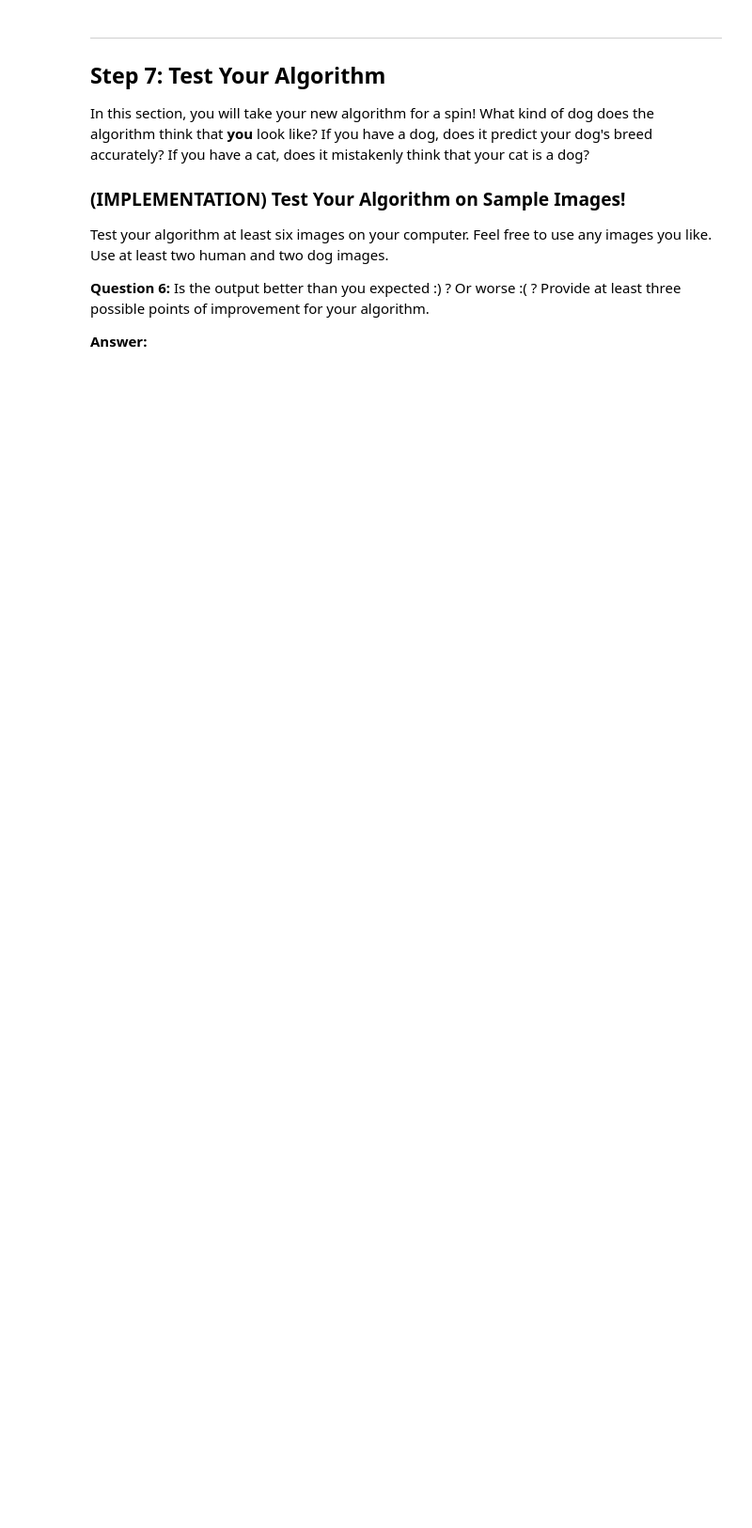
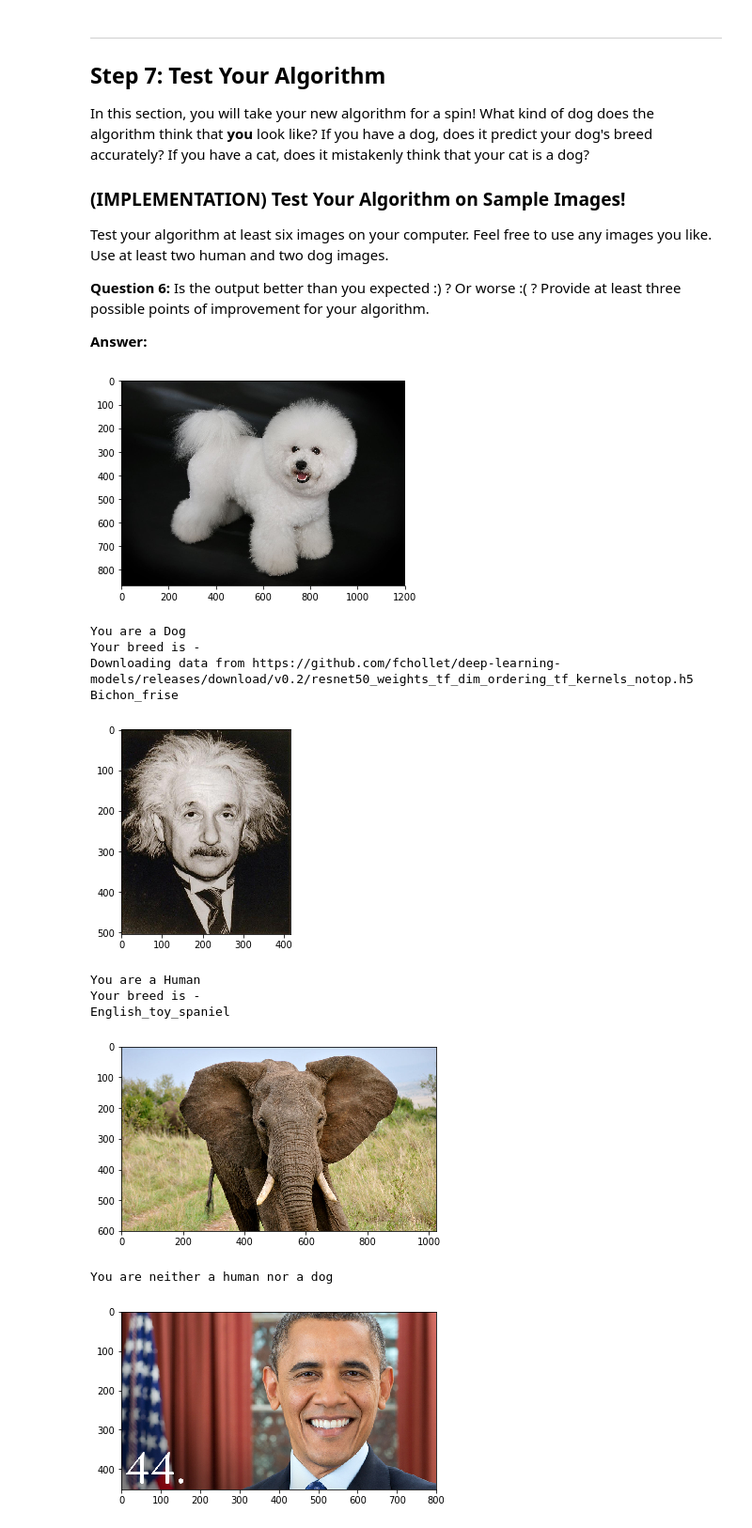
Before and after one commit to msankar/deepLearning, a Jupyter notebook: convolutionalNeuralNetworks/dog-project/dog_app.ipynb, the cells around one changed output. Shown at 94% size. Cells and saved outputs as stored; diff of their text form; code cells hidden in the pictures; blank space fills up the shorter version.

Commit message:
Dog prediction

```diff
--- a/convolutionalNeuralNetworks/dog-project/dog_app.ipynb
+++ b/convolutionalNeuralNetworks/dog-project/dog_app.ipynb
@@ -774,4 +785,24 @@ __Answer:__
 # %%
 ## TODO: Execute your algorithm from Step 6 on
 ## at least 6 images on your computer.
 ## Feel free to use as many code cells as needed.
+
+predict_breed('images/Bichon.jpg')
+predict_breed('images/einstein.jpg')
+predict_breed('images/elephant.jpg')
+predict_breed('images/obama.jpg')
+predict_breed('images/Rottweiler.jpg')
+predict_breed('images/Tiger.jpg')
+# %% [output]
+[figure, added]
+You are a Dog
+Your breed is -
+Downloading data from https://github.com/fchollet/deep-learning-models/releases/download/v0.2/resnet50_weights_tf_dim_ordering_tf_kernels_notop.h5
+Bichon_frise
+[figure, added]
+You are a Human
+Your breed is -
+English_toy_spaniel
+[figure, added]
+You are neither a human nor a dog
+[figure, added]
```
Also changed, not shown: parts of 12 cells of this notebook, 2 other files.
